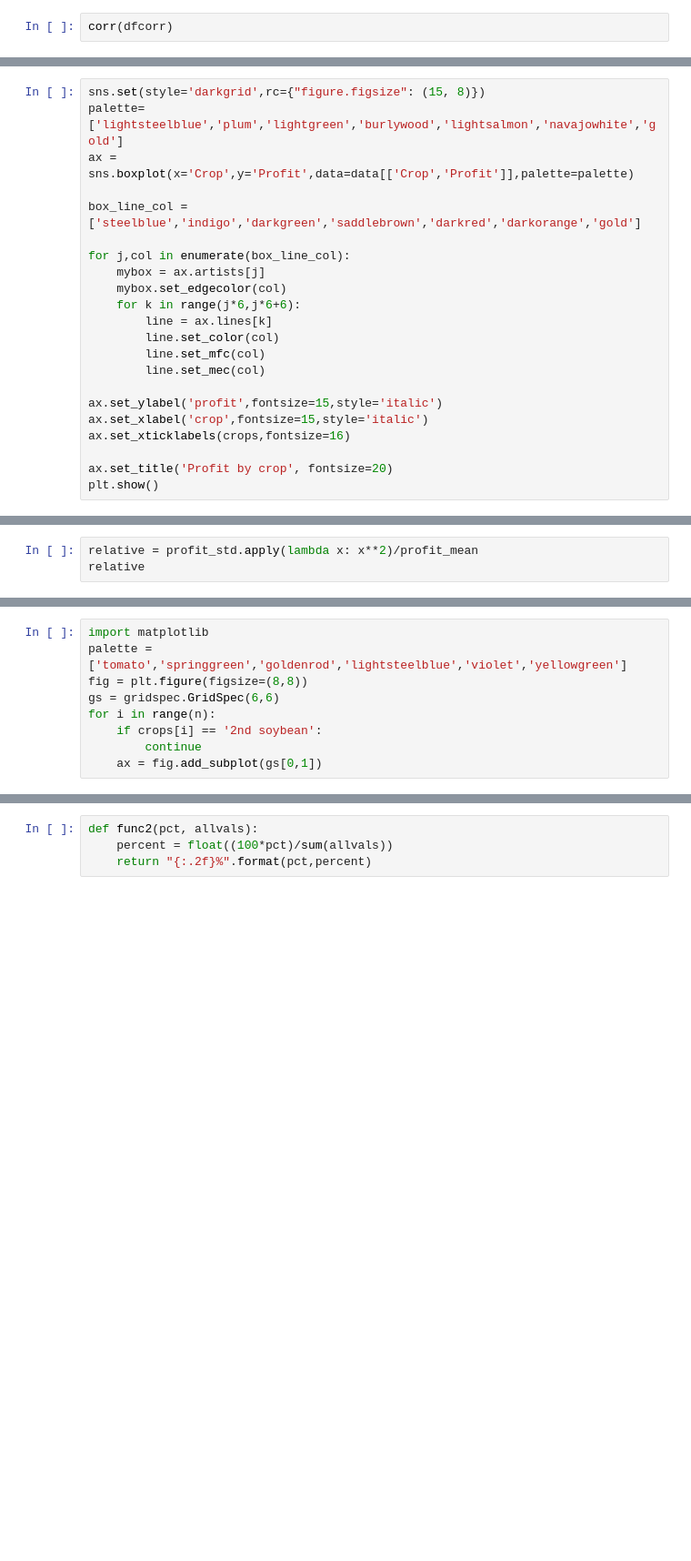
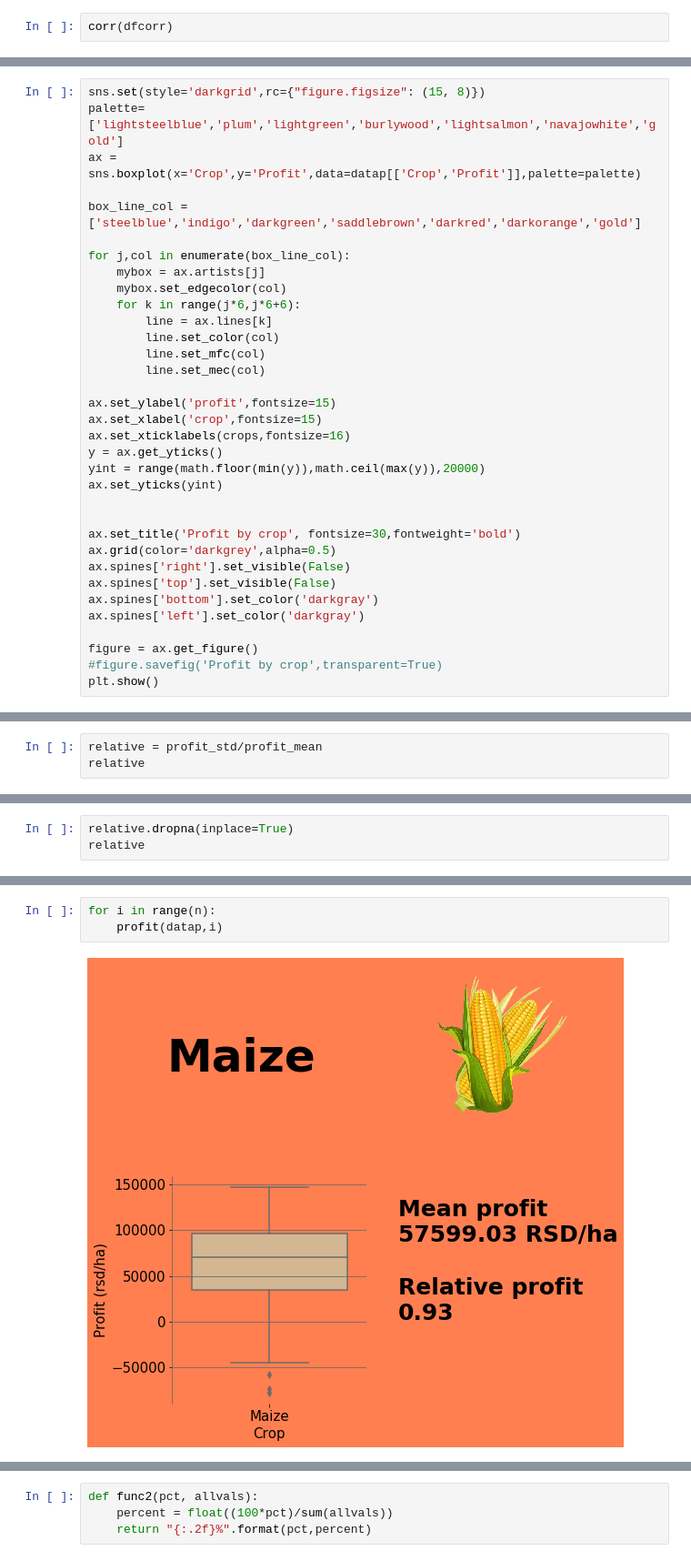
Before and after one commit to AndreaM1996/Project5, a Jupyter notebook: Project5.ipynb, the cells around one changed output, grey strips where cells are left out. Shown: that part at 91% size. Saved outputs shown, nothing was run; the diff lists cells and outputs as text; blank space fills up the shorter version.

```diff
--- a/Project5.ipynb
+++ b/Project5.ipynb
@@ -460,7 +512,7 @@ profit_mean
 # %%
 sns.set(style='darkgrid',rc={"figure.figsize": (15, 8)})
 palette=['lightsteelblue','plum','lightgreen','burlywood','lightsalmon','navajowhite','gold']
-ax = sns.boxplot(x='Crop',y='Profit',data=data[['Crop','Profit']],palette=palette)
+ax = sns.boxplot(x='Crop',y='Profit',data=datap[['Crop','Profit']],palette=palette)
 
 box_line_col = ['steelblue','indigo','darkgreen','saddlebrown','darkred','darkorange','gold']
 
@@ -473,11 +525,23 @@ for j,col in enumerate(box_line_col):
         line.set_mfc(col)
         line.set_mec(col)
 
-ax.set_ylabel('profit',fontsize=15,style='italic')
-ax.set_xlabel('crop',fontsize=15,style='italic')
+ax.set_ylabel('profit',fontsize=15)
+ax.set_xlabel('crop',fontsize=15)
 ax.set_xticklabels(crops,fontsize=16)
+y = ax.get_yticks()
+yint = range(math.floor(min(y)),math.ceil(max(y)),20000)
+ax.set_yticks(yint)
 
-ax.set_title('Profit by crop', fontsize=20)
+
+ax.set_title('Profit by crop', fontsize=30,fontweight='bold')
+ax.grid(color='darkgrey',alpha=0.5)
+ax.spines['right'].set_visible(False)
+ax.spines['top'].set_visible(False)
+ax.spines['bottom'].set_color('darkgray')
+ax.spines['left'].set_color('darkgray')
+
+figure = ax.get_figure()
+#figure.savefig('Profit by crop',transparent=True)
 plt.show()
 # %%
 sorted_profit = profit_mean.sort_values(ascending=False)
@@ -488,3 +572,3 @@ profit_std
 # %%
-relative = profit_std.apply(lambda x: x**2)/profit_mean
+relative = profit_std/profit_mean
 relative
@@ -494,0 +585,3 @@ statistics.variance(df5['Profit'].values)
+# %%
+relative.dropna(inplace=True)
+relative
@@ -531,9 +656,0 @@ plt.show()
-# %%
-import matplotlib
-palette = ['tomato','springgreen','goldenrod','lightsteelblue','violet','yellowgreen']
-fig = plt.figure(figsize=(8,8))
-gs = gridspec.GridSpec(6,6)
-for i in range(n):
-    if crops[i] == '2nd soybean':
-        continue
-    ax = fig.add_subplot(gs[0,1])
@@ -541,0 +657,5 @@ print(plt.style.available)
+# %%
+for i in range(n):
+    profit(datap,i)
+# %% [output]
+[figure, added]
```
Also changed, not shown: parts of 58 cells of this notebook.
